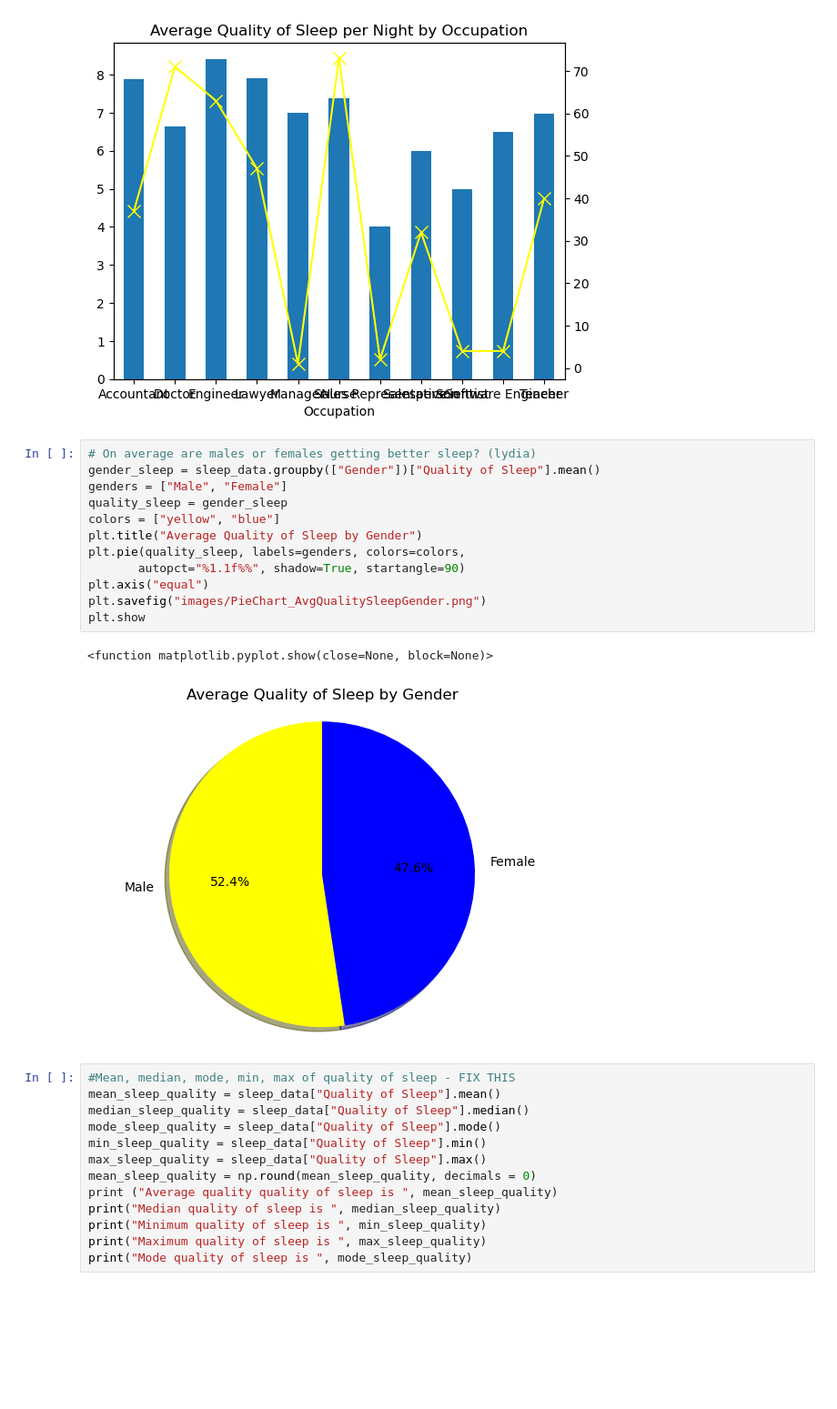
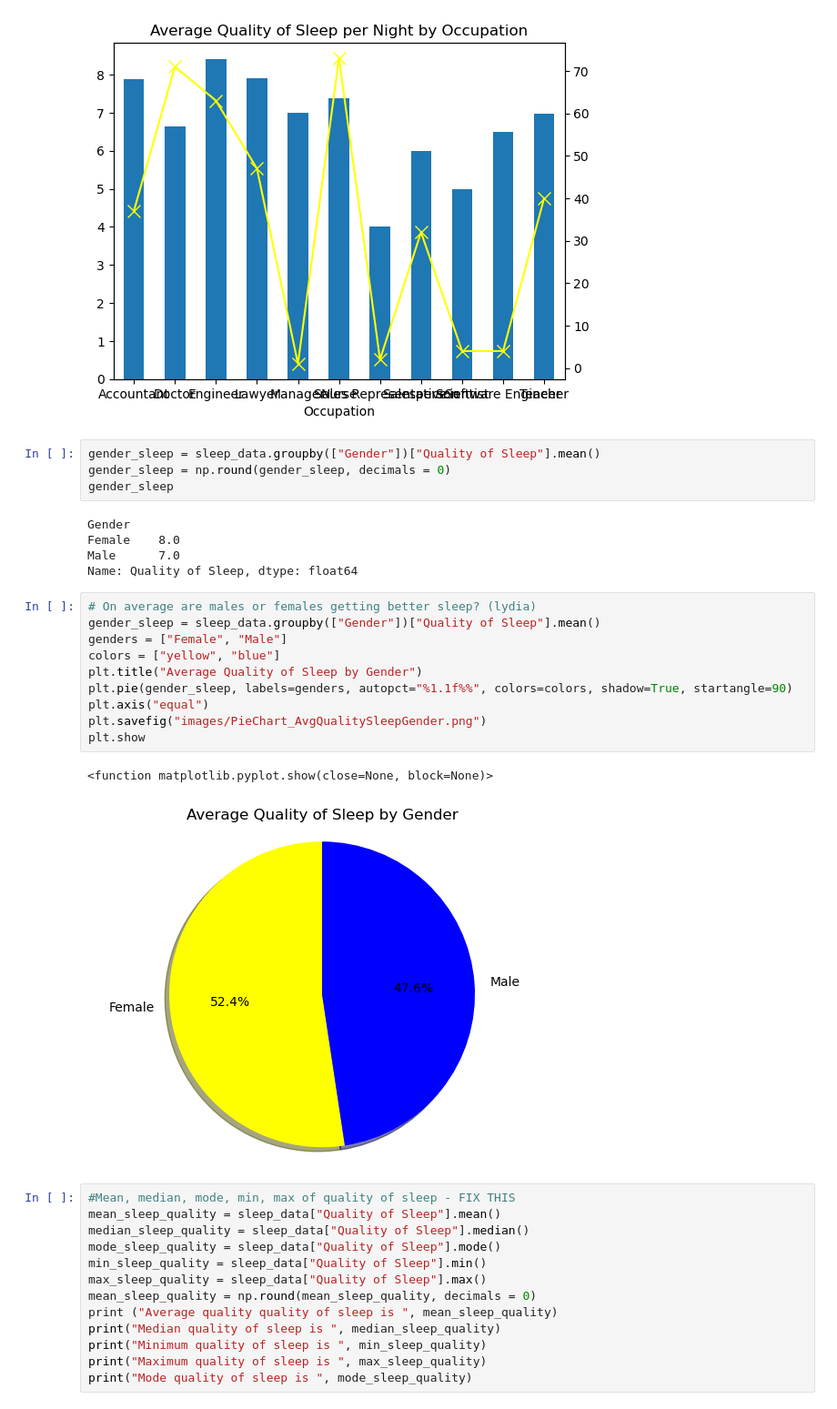
Before and after one commit to jaredsletto/Project_1, a Jupyter notebook: Project_1_sleep.ipynb, the cells around one changed output. Shown at 91% size. Cells and saved outputs as stored; diff of their text form; blank space fills up the shorter version.

```diff
--- a/Project_1_sleep.ipynb
+++ b/Project_1_sleep.ipynb
@@ -350,21 +438,28 @@ plt.savefig("images/BarChart_AvgSleepOccupation.png")
 plt.show()
 # %% [output]
 [figure]
+# %%
+gender_sleep = sleep_data.groupby(["Gender"])["Quality of Sleep"].mean()
+gender_sleep = np.round(gender_sleep, decimals = 0)
+gender_sleep
+# %% [output]
+Gender
+Female    8.0
+Male      7.0
+Name: Quality of Sleep, dtype: float64
 # %%
 # On average are males or females getting better sleep? (lydia)
 gender_sleep = sleep_data.groupby(["Gender"])["Quality of Sleep"].mean()
-genders = ["Male", "Female"]
-quality_sleep = gender_sleep
+genders = ["Female", "Male"]
 colors = ["yellow", "blue"]
 plt.title("Average Quality of Sleep by Gender")
-plt.pie(quality_sleep, labels=genders, colors=colors,
-       autopct="%1.1f%%", shadow=True, startangle=90)
+plt.pie(gender_sleep, labels=genders, autopct="%1.1f%%", colors=colors, shadow=True, startangle=90)
 plt.axis("equal")
 plt.savefig("images/PieChart_AvgQualitySleepGender.png")
 plt.show
 # %% [output]
 <function matplotlib.pyplot.show(close=None, block=None)>
-[figure, old version]
+[figure, new version]
 # %%
 #Mean, median, mode, min, max of quality of sleep - FIX THIS
 mean_sleep_quality = sleep_data["Quality of Sleep"].mean()
```
Also changed, not shown: parts of 36 cells of this notebook, 7 other files.
